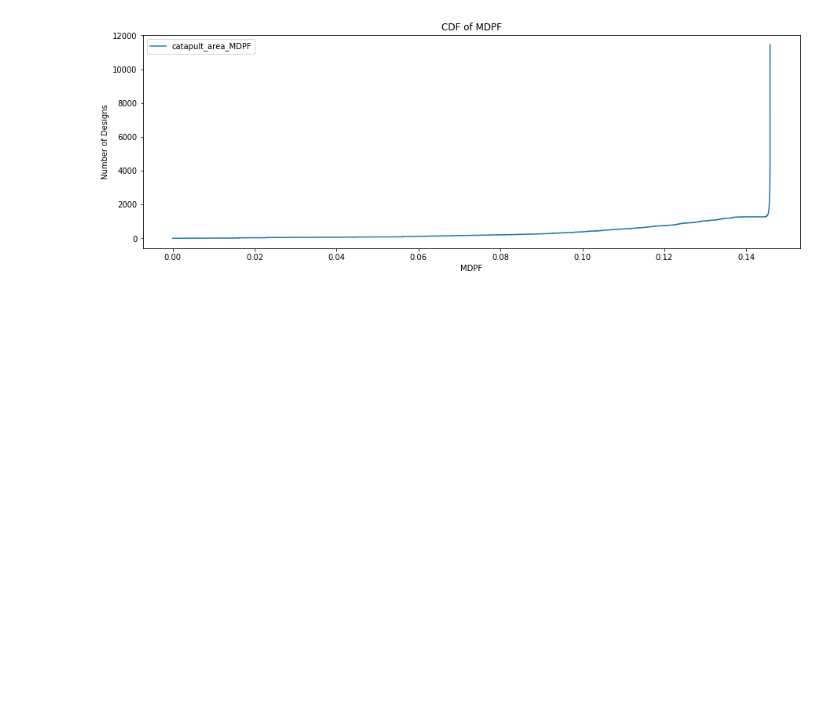
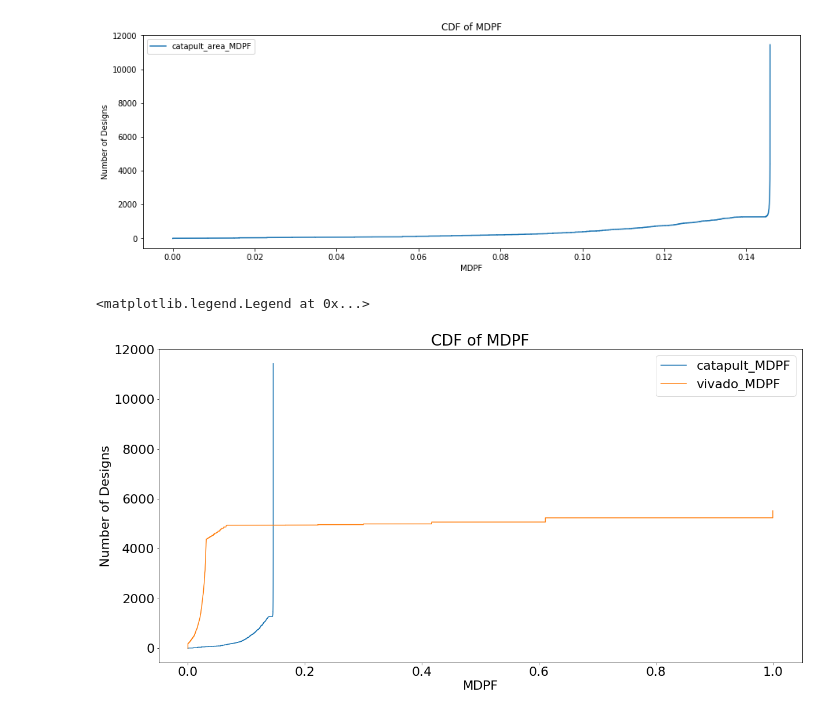
Before and after one commit to KastnerRG/Spector-HLS, a Jupyter notebook: mergesort/results/postproc/mergesort_postproc.ipynb, the cells around one changed output. Saved outputs shown, nothing was run; the diff lists cells and outputs as text; code cells hidden in the pictures; blank space fills up the shorter version.

Commit message:
Added all mdpf

```diff
--- a/mergesort/results/postproc/mergesort_postproc.ipynb
+++ b/mergesort/results/postproc/mergesort_postproc.ipynb
@@ -643,3 +643,16 @@ plt.legend()
 # %% [output]
 <matplotlib.legend.Legend at 0x...>
 [figure]
+# %%
+plt.figure(figsize=(20, 10))
+plt.rcParams.update({'font.size': 22})
+plt.step(np.concatenate([sorted_c_area_adrs, sorted_c_area_adrs[[-1]]]),np.arange(sorted_c_area_adrs.size+1),label='catapult_MDPF')
+plt.step(np.concatenate([sorted_viv_adrs, sorted_viv_adrs[[-1]]]),np.arange(sorted_viv_adrs.size+1),label='vivado_MDPF')
+plt.xlabel('MDPF')
+plt.ylabel('Number of Designs')
+plt.title('CDF of MDPF')
+
+plt.legend()
+# %% [output]
+<matplotlib.legend.Legend at 0x...>
+[figure, added]
```
Also changed, not shown: parts of 2 cells of this notebook, 3 other files.
